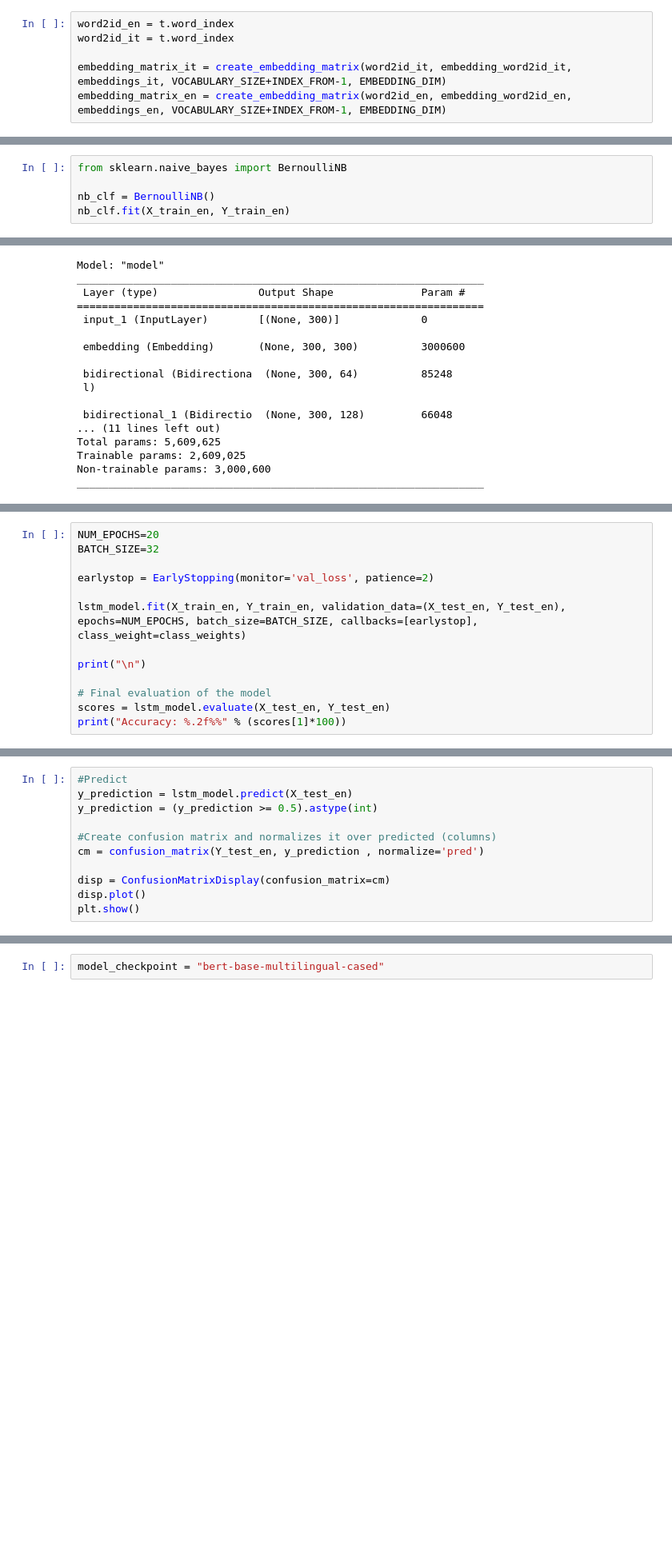
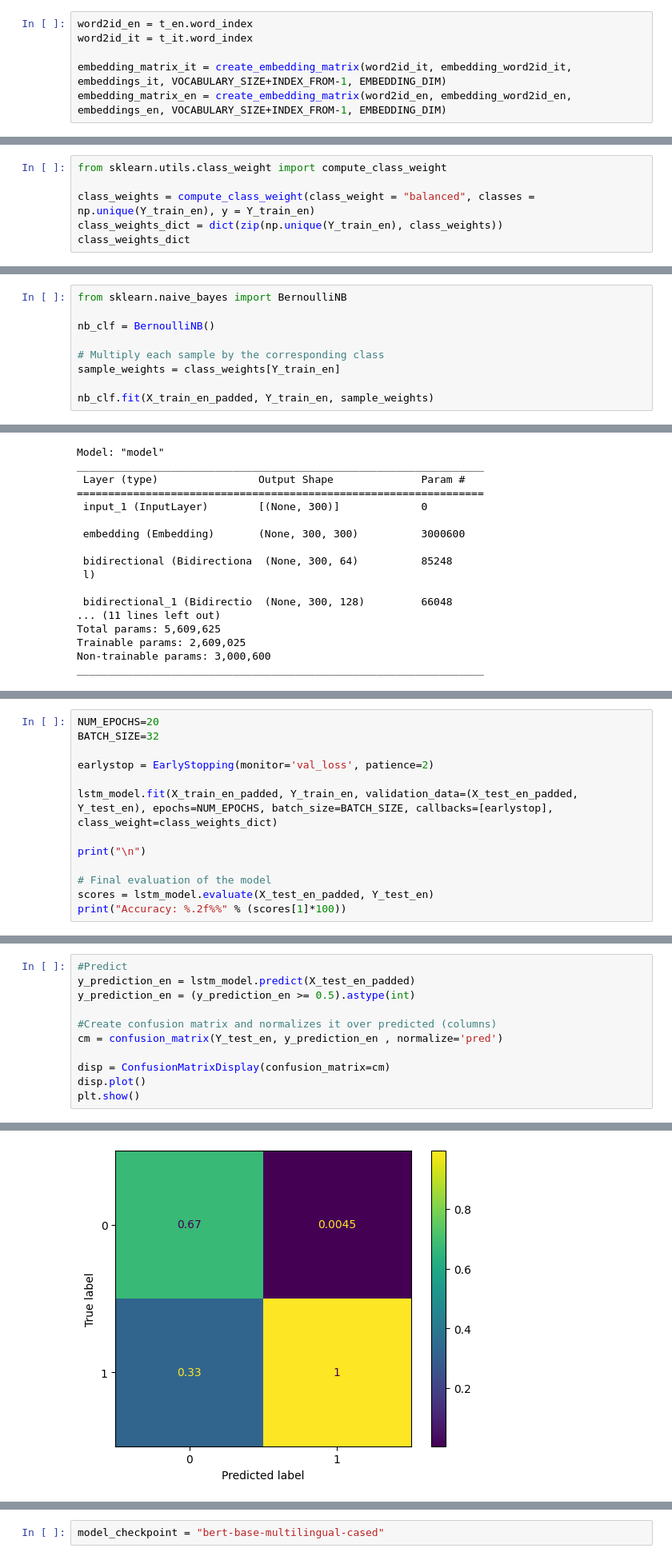
Before and after one commit to RageOfTheDucks/NLP_HSD, a Jupyter notebook: ORDINE2.ipynb, the cells around one changed output, grey strips where cells are left out. Shown at 80% size. Cells and saved outputs as stored; diff of their text form; blank space fills up the shorter version.

Commit message:
nb, lstm and cnn work

```diff
--- a/ORDINE2.ipynb
+++ b/ORDINE2.ipynb
@@ -514,8 +521,8 @@ def create_embedding_matrix(target_word2id, embedding_word2id, embeddings, num_r
             embedding_matrix[i] = embeddings[embedding_word2id[word]]
     return embedding_matrix
 # %%
-word2id_en = t.word_index
-word2id_it = t.word_index
+word2id_en = t_en.word_index
+word2id_it = t_it.word_index
 
 embedding_matrix_it = create_embedding_matrix(word2id_it, embedding_word2id_it, embeddings_it, VOCABULARY_SIZE+INDEX_FROM-1, EMBEDDING_DIM)
 embedding_matrix_en = create_embedding_matrix(word2id_en, embedding_word2id_en, embeddings_en, VOCABULARY_SIZE+INDEX_FROM-1, EMBEDDING_DIM)
@@ -555,0 +565,6 @@ array([[ 0.00000e+00,  0.00000e+00,  0.00000e+00, ...,  0.00000e+00,
+# %%
+from sklearn.utils.class_weight import compute_class_weight
+
+class_weights = compute_class_weight(class_weight = "balanced", classes = np.unique(Y_train_en), y = Y_train_en)
+class_weights_dict = dict(zip(np.unique(Y_train_en), class_weights))
+class_weights_dict
@@ -557,7 +576,11 @@ array([[ 0.00000e+00,  0.00000e+00,  0.00000e+00, ...,  0.00000e+00,
 from sklearn.naive_bayes import BernoulliNB
 
 nb_clf = BernoulliNB()
-nb_clf.fit(X_train_en, Y_train_en)
+
+# Multiply each sample by the corresponding class
+sample_weights = class_weights[Y_train_en]
+
+nb_clf.fit(X_train_en_padded, Y_train_en, sample_weights)
 # %% [output]
 BernoulliNB()
 # %%
@@ -634,10 +680,10 @@ BATCH_SIZE=32
 
 earlystop = EarlyStopping(monitor='val_loss', patience=2)
 
-lstm_model.fit(X_train_en, Y_train_en, validation_data=(X_test_en, Y_test_en), epochs=NUM_EPOCHS, batch_size=BATCH_SIZE, callbacks=[earlystop], class_weight=class_weights)
+lstm_model.fit(X_train_en_padded, Y_train_en, validation_data=(X_test_en_padded, Y_test_en), epochs=NUM_EPOCHS, batch_size=BATCH_SIZE, callbacks=[earlystop], class_weight=class_weights_dict)
 
 print("\n")
 
 # Final evaluation of the model
-scores = lstm_model.evaluate(X_test_en, Y_test_en)
+scores = lstm_model.evaluate(X_test_en_padded, Y_test_en)
 print("Accuracy: %.2f%%" % (scores[1]*100))
@@ -644,10 +703,10 @@ print("Accuracy: %.2f%%" % (scores[1]*100))
 # %%
 #Predict
-y_prediction = lstm_model.predict(X_test_en)
-y_prediction = (y_prediction >= 0.5).astype(int)
+y_prediction_en = lstm_model.predict(X_test_en_padded)
+y_prediction_en = (y_prediction_en >= 0.5).astype(int)
 
 #Create confusion matrix and normalizes it over predicted (columns)
-cm = confusion_matrix(Y_test_en, y_prediction , normalize='pred')
+cm = confusion_matrix(Y_test_en, y_prediction_en , normalize='pred')
 
 disp = ConfusionMatrixDisplay(confusion_matrix=cm)
 disp.plot()
@@ -658 +716,2 @@ KeyboardInterrupt: ignored
+[figure, added]
 # %%
```
Also changed, not shown: parts of 63 cells of this notebook.
